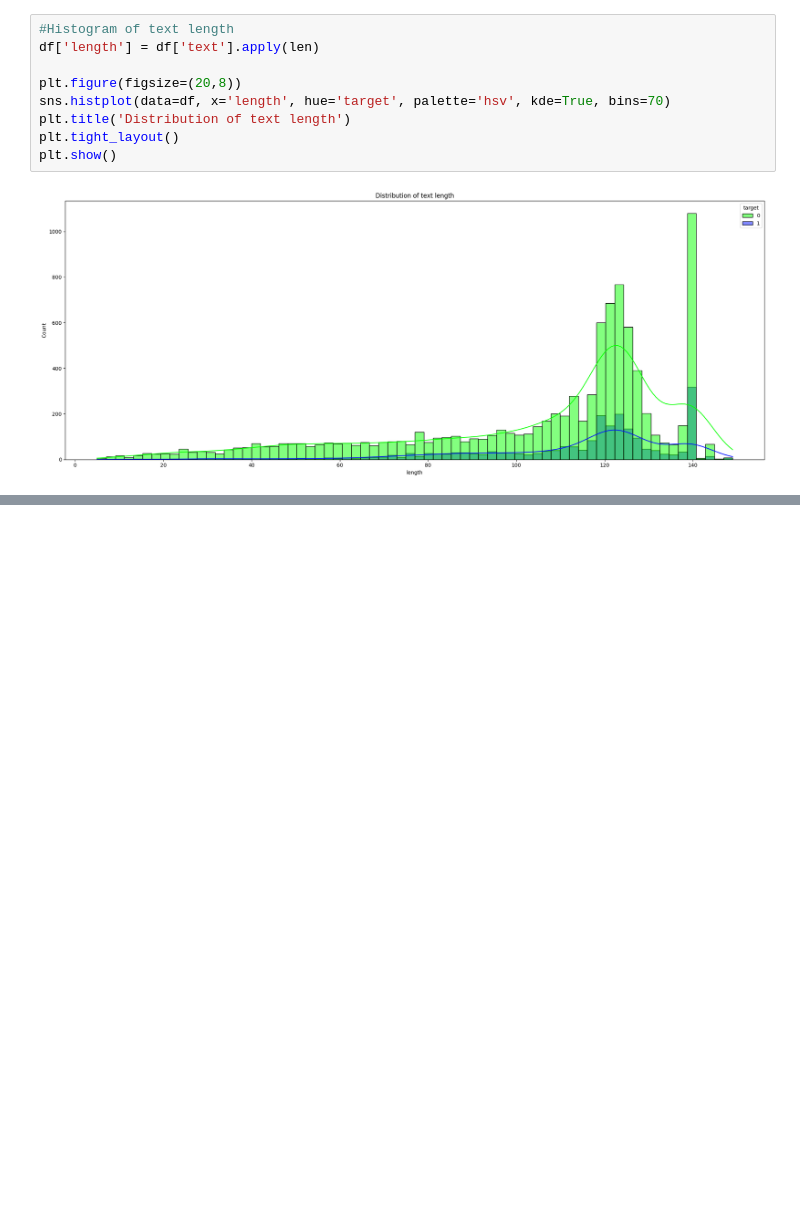
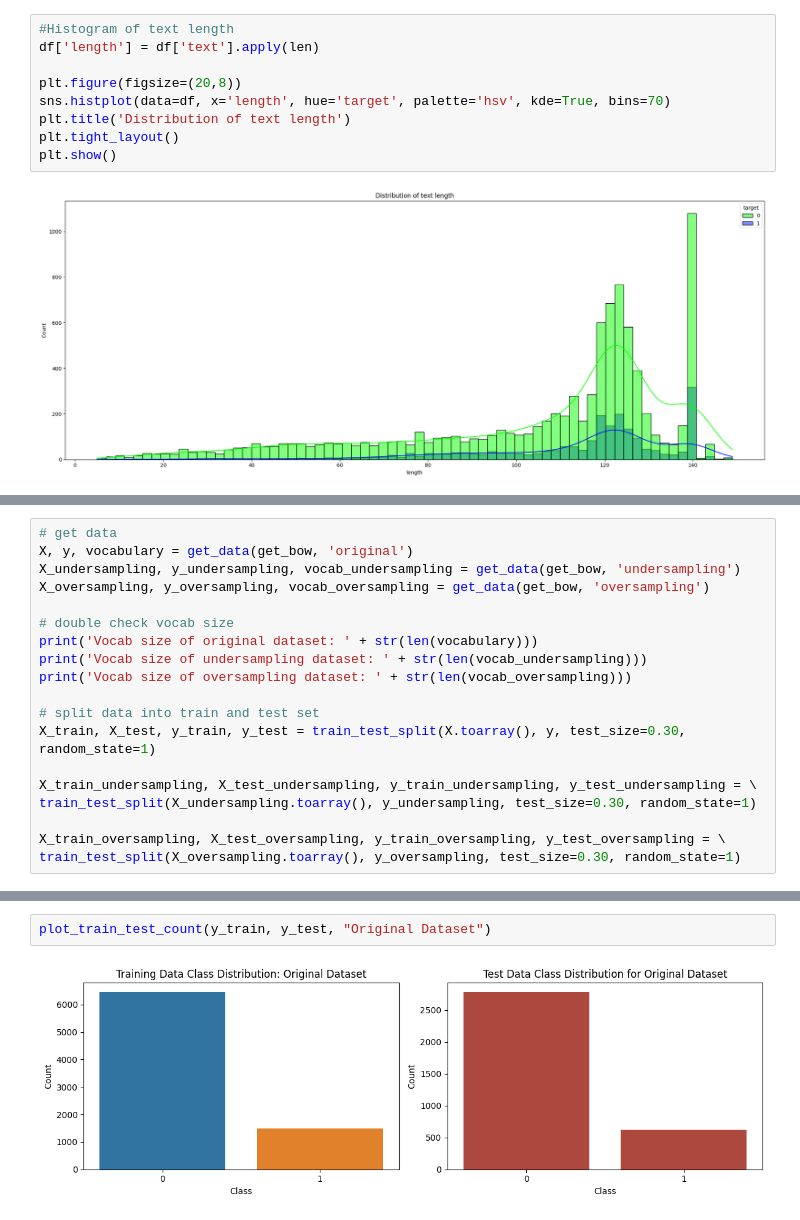
Before and after one commit to tracy-qiu/CS4100-ai-disaster-tweets-project, a Jupyter notebook: classifier.ipynb, the cells around one changed output, grey strips where cells are left out. Cells and saved outputs as stored; diff of their text form; blank space fills up the shorter version.

```diff
--- a/classifier.ipynb
+++ b/classifier.ipynb
@@ -120,0 +146,19 @@ X_train, X_test, y_train, y_test = train_test_split(X.toarray(), y, test_size=0.
+# %%
+# get data
+X, y, vocabulary = get_data(get_bow, 'original')
+X_undersampling, y_undersampling, vocab_undersampling = get_data(get_bow, 'undersampling')
+X_oversampling, y_oversampling, vocab_oversampling = get_data(get_bow, 'oversampling')
+
+# double check vocab size
+print('Vocab size of original dataset: ' + str(len(vocabulary)))
+print('Vocab size of undersampling dataset: ' + str(len(vocab_undersampling)))
+print('Vocab size of oversampling dataset: ' + str(len(vocab_oversampling)))
+
+# split data into train and test set
+X_train, X_test, y_train, y_test = train_test_split(X.toarray(), y, test_size=0.30, random_state=1)
+
+X_train_undersampling, X_test_undersampling, y_train_undersampling, y_test_undersampling = \
+train_test_split(X_undersampling.toarray(), y_undersampling, test_size=0.30, random_state=1)
+
+X_train_oversampling, X_test_oversampling, y_train_oversampling, y_test_oversampling = \
+train_test_split(X_oversampling.toarray(), y_oversampling, test_size=0.30, random_state=1)
@@ -143,0 +215,4 @@ plt.savefig("Separated Data Classification Count")
+# %%
+plot_train_test_count(y_train, y_test, "Original Dataset")
+# %% [output]
+[figure, added]
```
Also changed, not shown: parts of 48 cells of this notebook.
